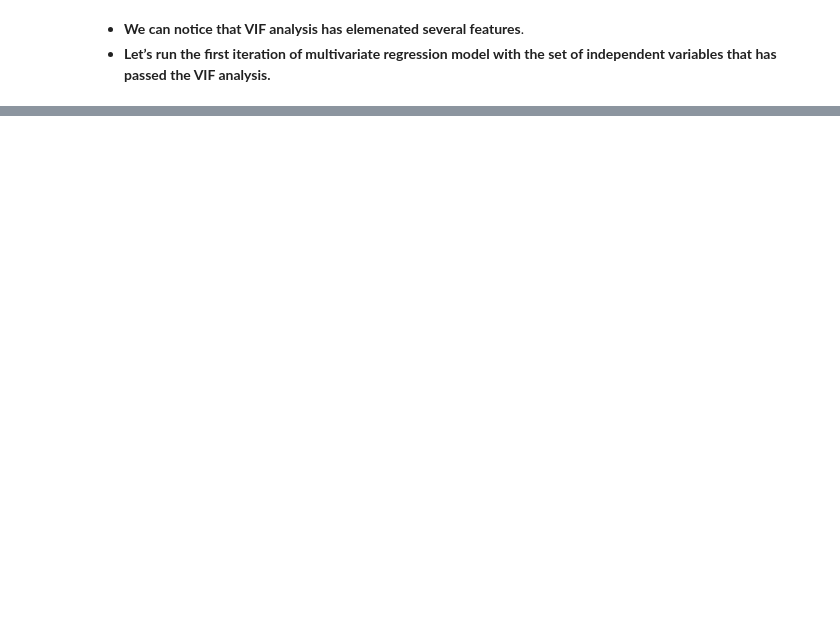
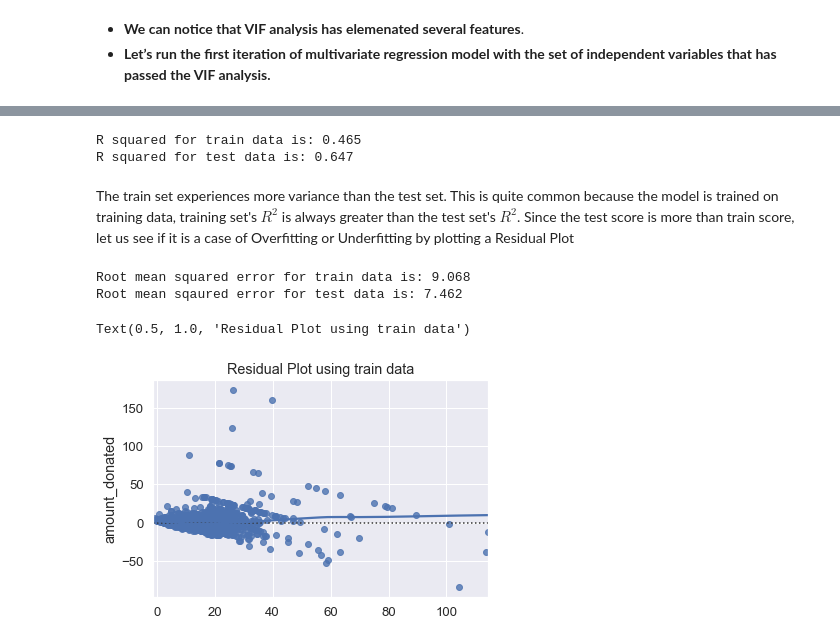
Before and after one commit to jindukwentua/Applying-Machine-Learning-to-Charity-donations, a Jupyter notebook: notebook/2nd_regression_model.ipynb, the cells around one changed output, grey strips where cells are left out. Cells and saved outputs as stored; diff of their text form; code cells hidden in the pictures; blank space fills up the shorter version.

```diff
--- a/notebook/2nd_regression_model.ipynb
+++ b/notebook/2nd_regression_model.ipynb
@@ -468,0 +685,27 @@ y = df['price']
+# %%
+# R2 for train and test data
+R2_reg_train = lm.score(X_train,y_train)
+R2_reg_test = lm.score(X_test,y_test)
+print('R squared for train data is: %.3f' %(R2_reg_train))
+print('R squared for test data is: %.3f' %(R2_reg_test))
+# %% [output]
+R squared for train data is: 0.465
+R squared for test data is: 0.647
+# %% [markdown]
+The train set experiences more variance than the test set. This is quite common because the model is trained on training data, training set's $R^2$ is always greater than the test set's $R^2$.
+Since the test score is more than train score, let us see if it is a case of Overfitting or Underfitting by plotting a Residual Plot
+# %%
+from math import sqrt
+RMSE_reg_train = sqrt(np.mean((y_train - lm.predict(X_train))**2))
+RMSE_reg_test = sqrt(np.mean((y_test - lm.predict(X_test))**2))
+print('Root mean squared error for train data is: %.3f' %(RMSE_reg_train))
+print('Root mean sqaured error for test data is: %.3f' %(RMSE_reg_test))
+# %% [output]
+Root mean squared error for train data is: 9.068
+Root mean sqaured error for test data is: 7.462
+# %%
+sns.residplot(x=lm.predict(X_train), y=y_train, lowess=True)
+plt.title('Residual Plot using train data')
+# %% [output]
+Text(0.5, 1.0, 'Residual Plot using train data')
+[figure, added]
```
Also changed, not shown: parts of 21 cells of this notebook.
